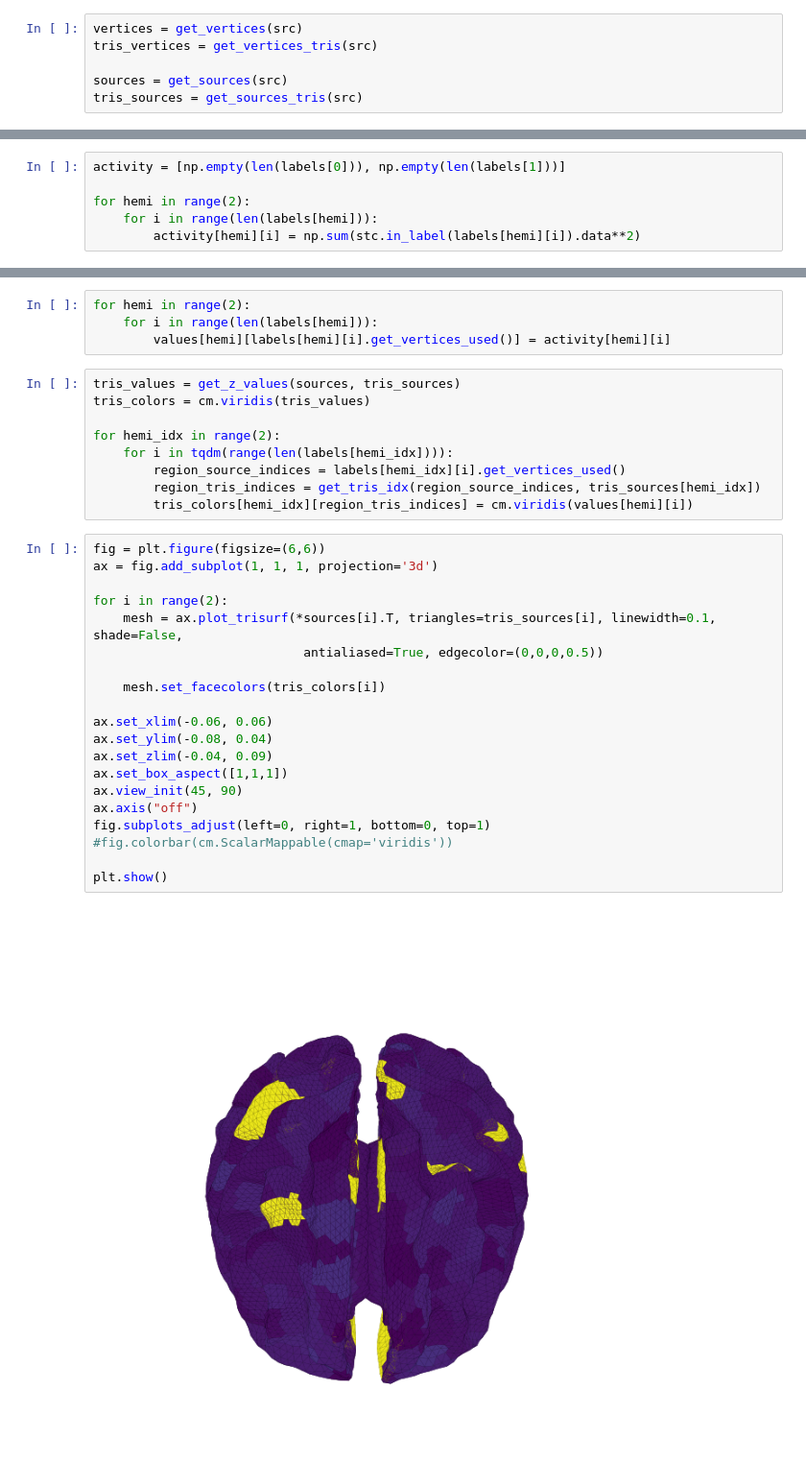
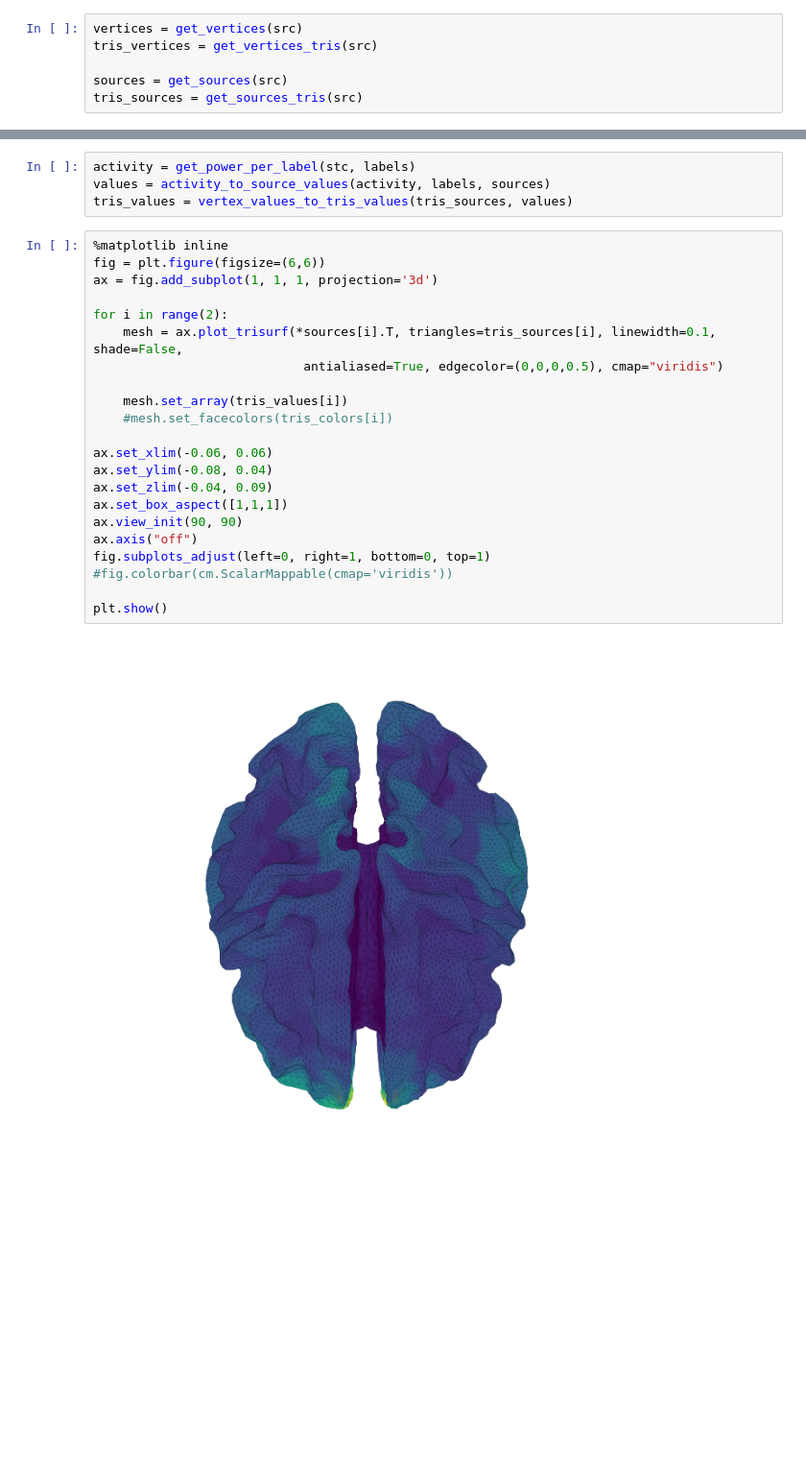
Before and after one commit to gjoelbye/TCAV-BENDR, a Jupyter notebook: notebooks/development-anders.ipynb, the cells around one changed output, grey strips where cells are left out. Shown at 96% size. Cells and saved outputs as stored; diff of their text form; blank space fills up the shorter version.

```diff
--- a/notebooks/development-anders.ipynb
+++ b/notebooks/development-anders.ipynb
@@ -122,6 +66,0 @@ Using matplotlib backend: <object object at 0x...>
-# %%
-activity = [np.empty(len(labels[0])), np.empty(len(labels[1]))]
-
-for hemi in range(2):
-    for i in range(len(labels[hemi])):
-        activity[hemi][i] = np.sum(stc.in_label(labels[hemi][i]).data**2)
@@ -138,35 +67,28 @@ values = np.zeros(sources.shape[:2])
-# %%
-for hemi in range(2):
-    for i in range(len(labels[hemi])):
-        values[hemi][labels[hemi][i].get_vertices_used()] = activity[hemi][i]
-# %%
-tris_values = get_z_values(sources, tris_sources)
-tris_colors = cm.viridis(tris_values)
-
-for hemi_idx in range(2):
-    for i in tqdm(range(len(labels[hemi_idx]))):
-        region_source_indices = labels[hemi_idx][i].get_vertices_used()
-        region_tris_indices = get_tris_idx(region_source_indices, tris_sources[hemi_idx])
-        tris_colors[hemi_idx][region_tris_indices] = cm.viridis(values[hemi][i])
+# %%
+activity = get_power_per_label(stc, labels)
+values = activity_to_source_values(activity, labels, sources)
+tris_values = vertex_values_to_tris_values(tris_sources, values)
 # %%
+%matplotlib inline
 fig = plt.figure(figsize=(6,6))
 ax = fig.add_subplot(1, 1, 1, projection='3d')
 
 for i in range(2):
     mesh = ax.plot_trisurf(*sources[i].T, triangles=tris_sources[i], linewidth=0.1, shade=False,
-                            antialiased=True, edgecolor=(0,0,0,0.5))
+                            antialiased=True, edgecolor=(0,0,0,0.5), cmap="viridis")
 
-    mesh.set_facecolors(tris_colors[i])
+    mesh.set_array(tris_values[i])
+    #mesh.set_facecolors(tris_colors[i])
 
 ax.set_xlim(-0.06, 0.06)
 ax.set_ylim(-0.08, 0.04)
 ax.set_zlim(-0.04, 0.09)
 ax.set_box_aspect([1,1,1])
-ax.view_init(45, 90)
+ax.view_init(90, 90)
 ax.axis("off")
 fig.subplots_adjust(left=0, right=1, bottom=0, top=1)
 #fig.colorbar(cm.ScalarMappable(cmap='viridis'))
 
 plt.show()
 # %% [output]
-[figure, old version]
+[figure, new version]
```
Also changed, not shown: parts of 10 cells of this notebook, 1 other file.
